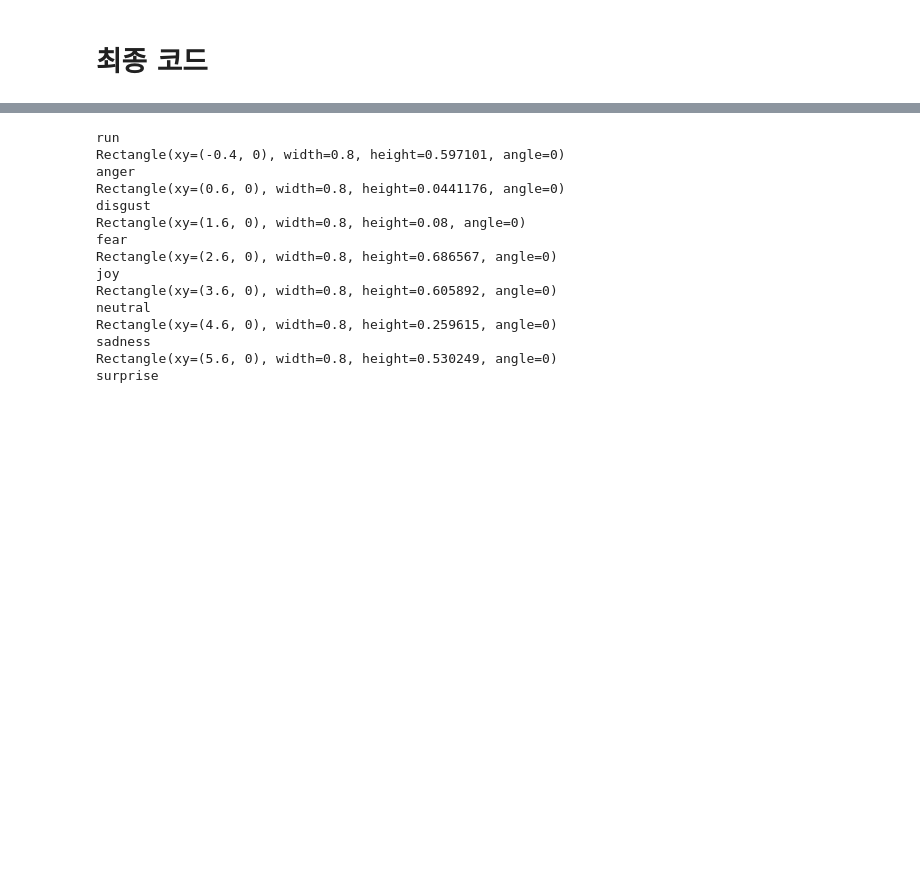
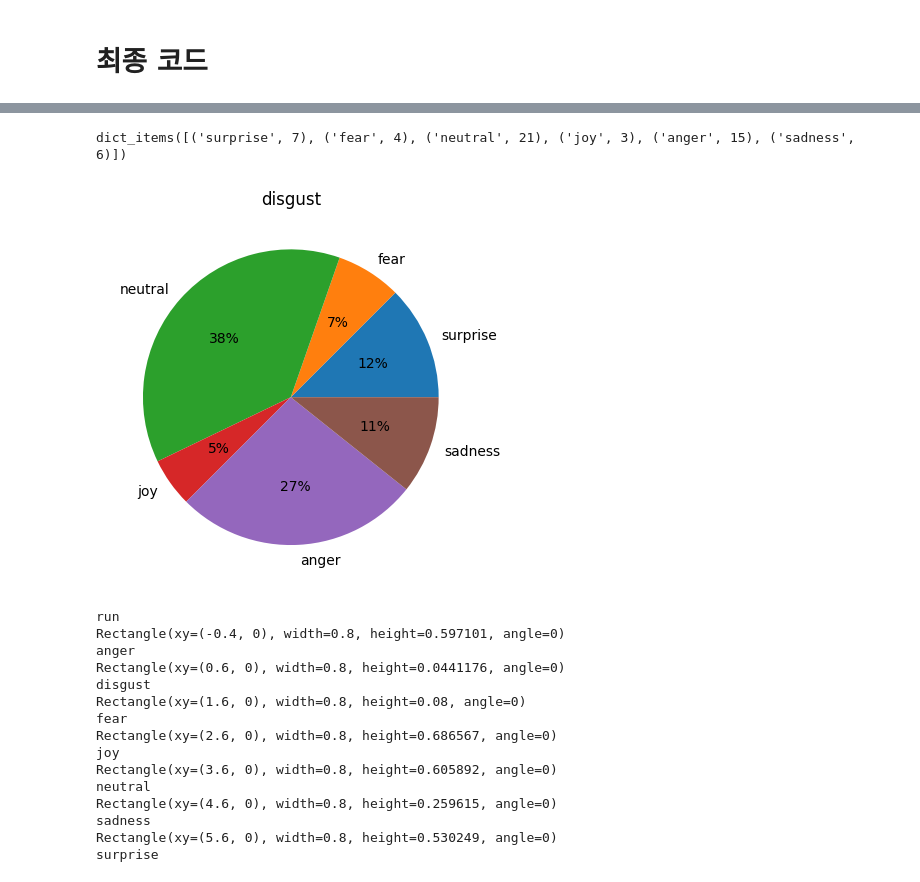
Before and after one commit to octomun/nlp, a Jupyter notebook: emotion_recognition/감정인식_TEST.ipynb, the cells around one changed output, grey strips where cells are left out. Drawn from its saved outputs; the diff is of its cells as text; code cells hidden in the pictures; blank space fills up the shorter version.

```diff
--- a/emotion_recognition/감정인식_TEST.ipynb
+++ b/emotion_recognition/감정인식_TEST.ipynb
@@ -1047,3 +1071,18 @@ surprise
+# %%
+from matplotlib import pyplot as plt
+import seaborn as sns
+import numpy as np
+f_key = 'disgust'
+lists = class_pred[f_key].items() # sorted by key, return a list of tuples
+print(lists)
+x, y = zip(*lists) # unpack a list of pairs into two tuples
+
+plt.pie(y, labels = x,autopct = '%0.0f%%')
+plt.title(f_key)
+plt.show()
+# %% [output]
+dict_items([('surprise', 7), ('fear', 4), ('neutral', 21), ('joy', 3), ('anger', 15), ('sadness', 6)])
+[figure, added]
 # %%
 !python run.py -doing test
 # %% [output]
```
Also changed, not shown: parts of 3 cells of this notebook, 10 other files.
